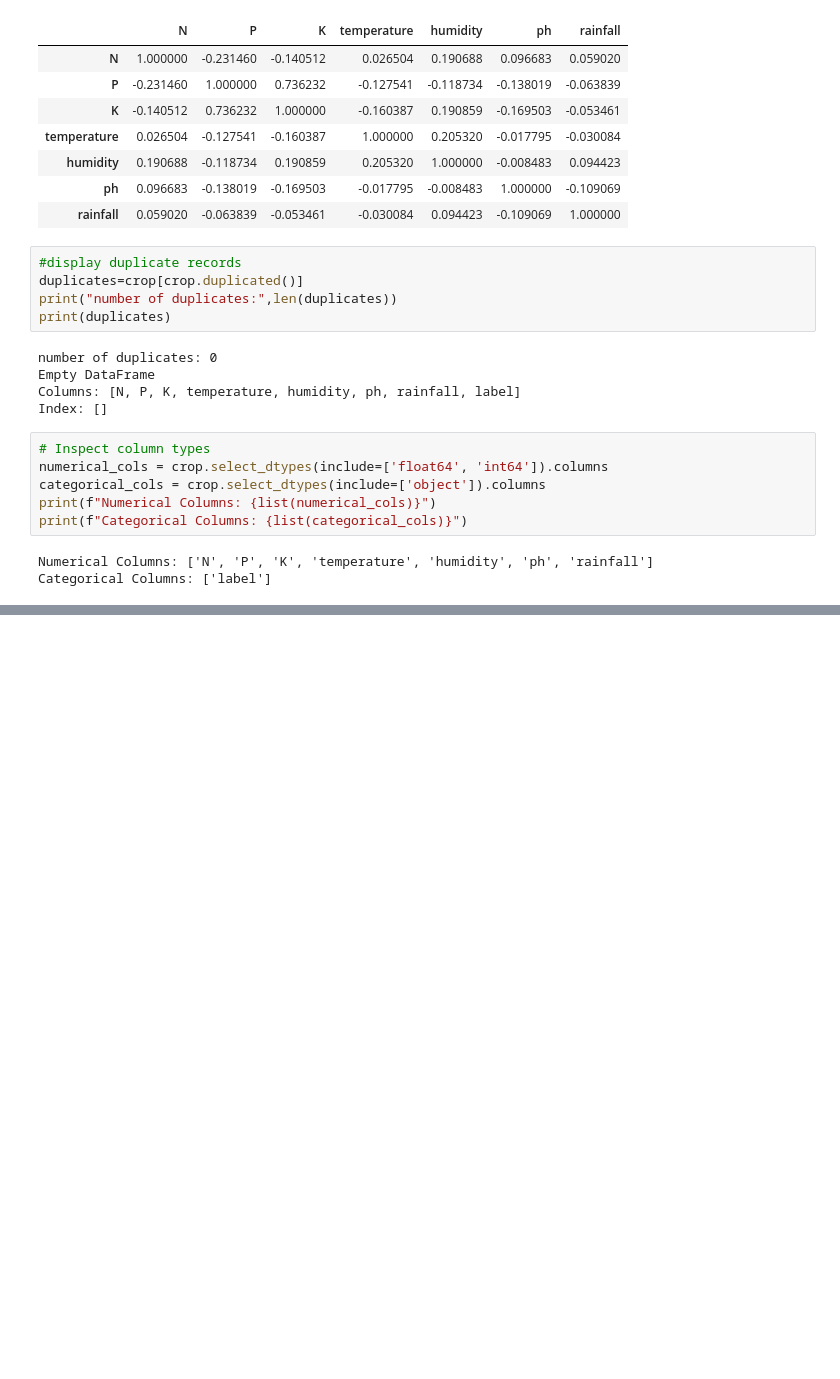
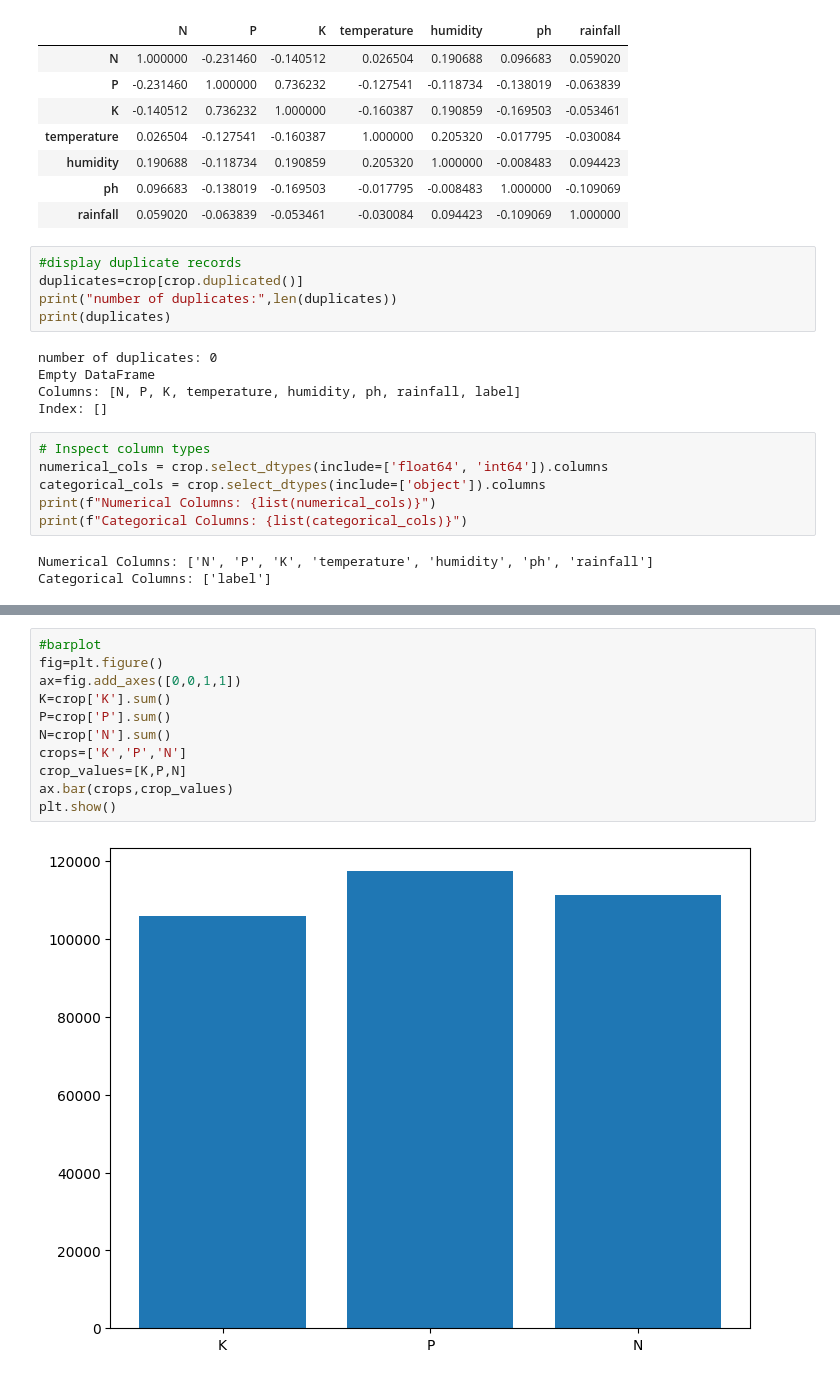
Before and after one commit to L-Gayathri/Crop-and-Fertilizer-Recommendation, a Jupyter notebook: crop-week1/crop.ipynb, the cells around one changed output, grey strips where cells are left out. Drawn from its saved outputs; the diff is of its cells as text; blank space fills up the shorter version.

```diff
--- a/crop-week1/crop.ipynb
+++ b/crop-week1/crop.ipynb
@@ -227,0 +263,13 @@ Categorical Columns: ['label']
+# %%
+#barplot
+fig=plt.figure()
+ax=fig.add_axes([0,0,1,1])
+K=crop['K'].sum()
+P=crop['P'].sum()
+N=crop['N'].sum()
+crops=['K','P','N']
+crop_values=[K,P,N]
+ax.bar(crops,crop_values)
+plt.show()
+# %% [output]
+[figure, added]
```
Also changed, not shown: parts of 16 cells of this notebook.
